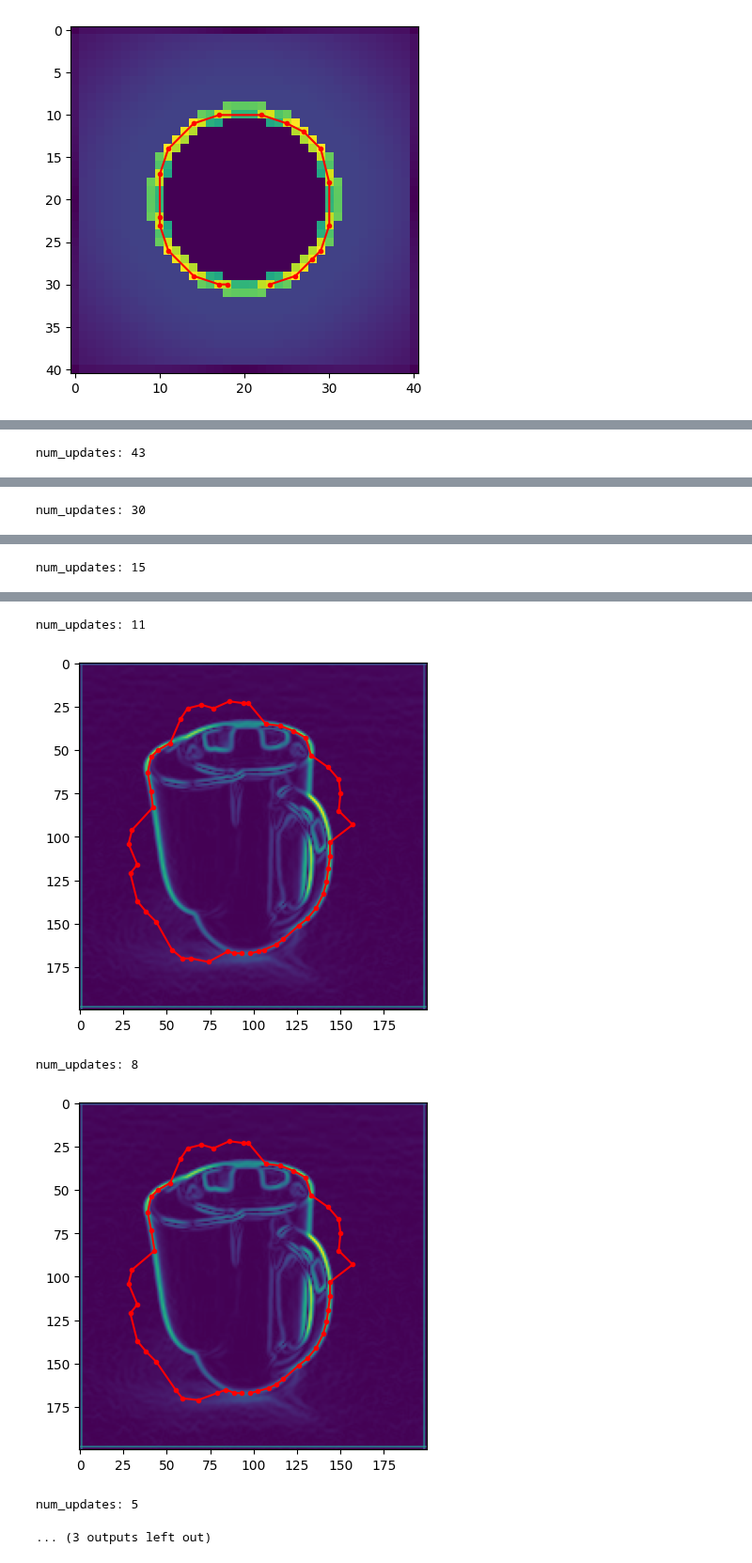
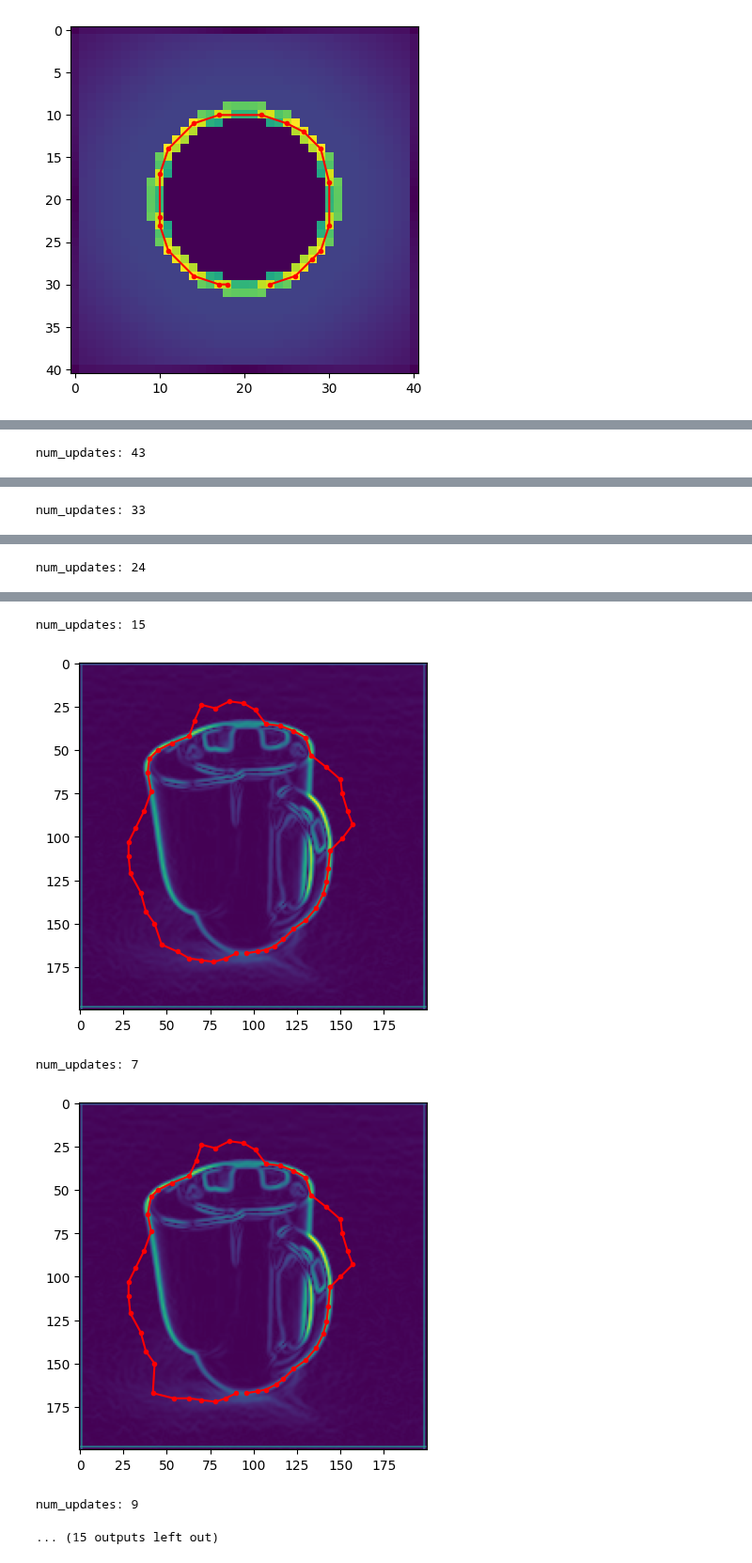
Before and after one commit to Jette-j/Computervision, a Jupyter notebook: exercise_4.ipynb, the cells around one changed output, grey strips where cells are left out. Shown at 94% size. Cells and saved outputs as stored; diff of their text form; code cells hidden in the pictures.

```diff
--- a/exercise_4.ipynb
+++ b/exercise_4.ipynb
@@ -318,12 +318,11 @@ plt.show()
 kwargs = {
     'neighborhood_size': 11,   # groß – Kanten können weit von der Initialisierung entfernt sein
     'contour_fraction':   0.02,
-    'alpha':              0.8,   # höher – gleichmäßigerer Abstand
-    'beta':               2.0,   # höher – glättere Kontur, weniger Zacken
-    'gamma':              2.0,   # etwas niedriger – weniger Anziehung durch innere Kanten
-    'begin_corner_elim':  5,     # früher – Zacken früh entfernen
+    'alpha':              1.0,   # höher – gleichmäßigerer Abstand
+    'beta':               2.5,   # höher – glättere Kontur, weniger Zacken
+    'gamma':              1.5,   # etwas niedriger – weniger Anziehung durch innere Kanten
+    'begin_corner_elim':  3,     # früher – Zacken früh entfernen
     'K_threshold':        0.4,
-}
 }
 # run snake
 snake(image, contour, **kwargs)
@@ -334 +333 @@ num_updates: 43
-num_updates: 30
+num_updates: 33
@@ -336 +335 @@ num_updates: 30
-num_updates: 15
+num_updates: 24
@@ -338,6 +337,6 @@ num_updates: 15
-num_updates: 11
+num_updates: 15
-[figure, old version]
+[figure, new version]
-num_updates: 8
+num_updates: 7
-[figure, old version]
+[figure, new version]
-num_updates: 5
+num_updates: 9
-... (3 outputs left out)
+... (15 outputs left out)
```
Also changed, not shown: parts of 1 cell of this notebook.
